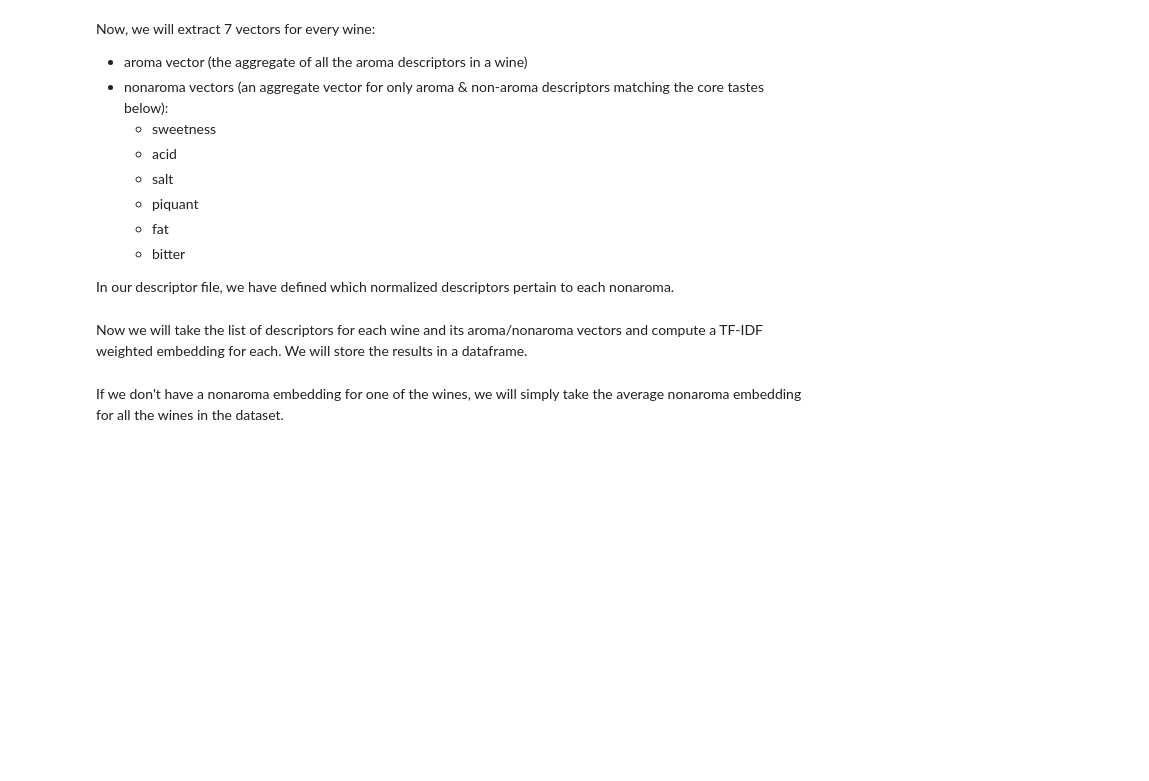
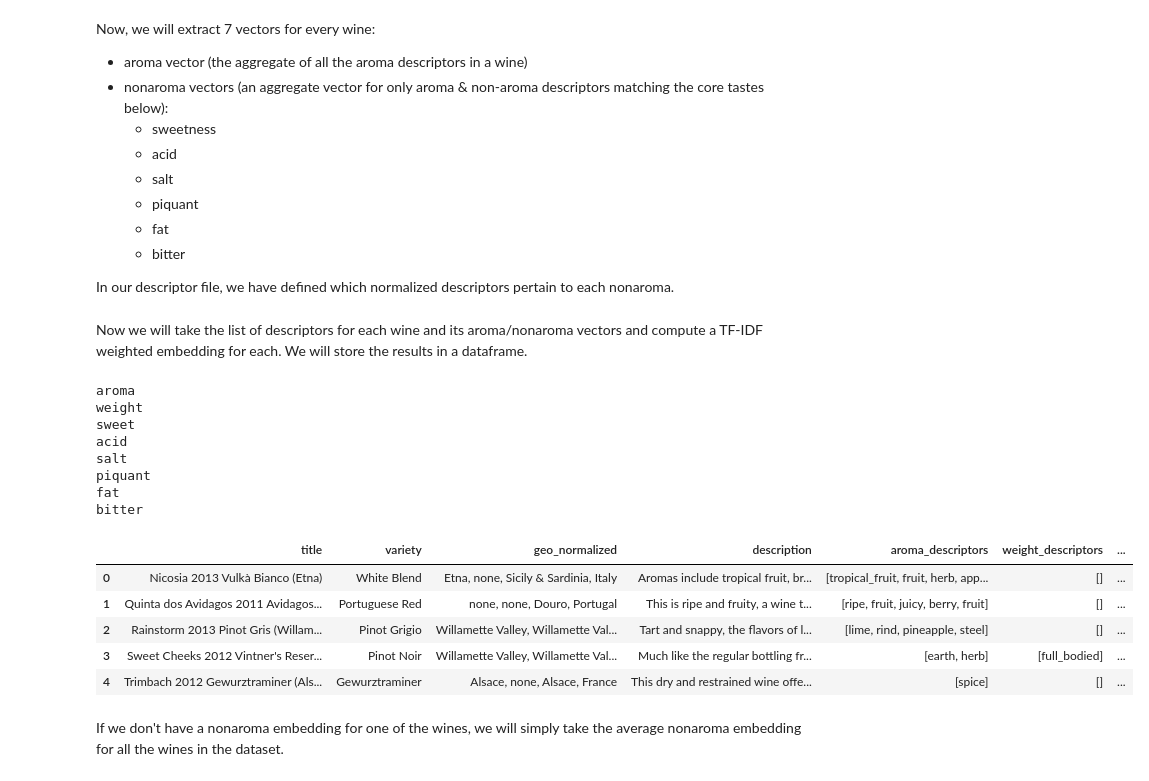
Before and after one commit to Mcjack1999/wine_food_pairing, a Jupyter notebook: Wine Food Pairing Data Prep.ipynb, the cells around one changed output. Cells and saved outputs as stored; diff of their text form; code cells hidden in the pictures; blank space fills up the shorter version.

```diff
--- a/Wine Food Pairing Data Prep.ipynb
+++ b/Wine Food Pairing Data Prep.ipynb
@@ -200,11 +200,11 @@ Not all of the terms we are interested in are single words. Some of the terms ar
 We will train a separate trigram model for wine and for food.
 # %%
 # first, take care of the wine trigrams
-# wine_bigram_model = Phrases(normalized_wine_sentences, min_count=100)
-# wine_bigrams = [wine_bigram_model[line] for line in normalized_wine_sentences]
-# wine_trigram_model = Phrases(wine_bigrams, min_count=50)
-# phrased_wine_sentences = [wine_trigram_model[line] for line in wine_bigrams]
-# wine_trigram_model.save('wine_trigrams.pkl')
+ wine_bigram_model = Phrases(normalized_wine_sentences, min_count=100)
+wine_bigrams = [wine_bigram_model[line] for line in normalized_wine_sentences]
+wine_trigram_model = Phrases(wine_bigrams, min_count=50)
+phrased_wine_sentences = [wine_trigram_model[line] for line in wine_bigrams]
+ wine_trigram_model.save('wine_trigrams.pkl')
 
 ### now, do the same for food
 food_bigram_model = Phrases(normalized_food_sentences, min_count=100)
@@ -551,10 +551,12 @@ Now, we will extract 7 vectors for every wine:
     - bitter
 
  In our descriptor file, we have defined which normalized descriptors pertain to each nonaroma.
+# %%
+file_path2 = '/content/drive/My Drive/Final Project/wine_food_pairing/descriptor_mapping_tastes.csv'
 # %%
-wine_reviews = list(wine_df_merged_filtered['Description'])
+wine_reviews = list(df_wine_merged_filtered['description'])
 
-descriptor_mapping = pd.read_csv('descriptor_mapping_tastes.csv', encoding='latin1').set_index('raw descriptor')
+descriptor_mapping = pd.read_csv(file_path2, encoding='latin1').set_index('raw descriptor')
 
 core_tastes = ['aroma', 'weight', 'sweet', 'acid', 'salt', 'piquant', 'fat', 'bitter']
 descriptor_mappings = dict()
@@ -598,7 +600,7 @@ for n, taste in enumerate(core_tastes):
 
     vectorizer = TfidfVectorizer()
     X = vectorizer.fit(taste_words)
-    dict_of_tfidf_weightings = dict(zip(X.get_feature_names(), X.idf_))
+    dict_of_tfidf_weightings = dict(zip(X.get_feature_names_out(), X.idf_))
 
     wine_review_descriptors = []
     wine_review_vectors = []
@@ -611,37 +613,52 @@ for n, taste in enumerate(core_tastes):
             if term in dict_of_tfidf_weightings.keys():
                 tfidf_weighting = dict_of_tfidf_weightings[term]
                 try:
                     word_vector = wine_word2vec_model.wv.get_vector(term).reshape(1, 300)
                     weighted_word_vector = tfidf_weighting * word_vector
                     weighted_review_terms.append(weighted_word_vector)
                     descriptor_count += 1
                 except:
                     continue
             else:
                 continue
         try:
             review_vector = sum(weighted_review_terms)/len(weighted_review_terms)
             review_vector = review_vector[0]
         except:
             review_vector = np.nan
 #         terms_and_vec = [terms, review_vector]
         wine_review_vectors.append(review_vector)
         wine_review_descriptors.append(terms)
 
     taste_vectors.append(wine_review_vectors)
     taste_descriptors.append(wine_review_descriptors)
 
 
 taste_vectors_t = list(map(list, zip(*taste_vectors)))
 taste_descriptors_t = list(map(list, zip(*taste_descriptors)))
 
-review_vecs_df = pd.DataFrame(taste_vectors_t, columns=core_tastes)
+df_review_vecs = pd.DataFrame(taste_vectors_t, columns=core_tastes)
 
 columns_taste_descriptors = [a + '_descriptors' for a in core_tastes]
-review_descriptors_df = pd.DataFrame(taste_descriptors_t, columns=columns_taste_descriptors)
+df_review_descriptors = pd.DataFrame(taste_descriptors_t, columns=columns_taste_descriptors)
 
-wine_df_vecs = pd.concat([wine_df_merged_filtered, review_descriptors_df, review_vecs_df], axis=1)
-wine_df_vecs.head(5)
+df_wine_vecs = pd.concat([df_wine_merged_filtered, df_review_descriptors, df_review_vecs], axis=1)
+df_wine_vecs.head(5)
+# %% [output]
+aroma
+weight
+sweet
+acid
+salt
+piquant
+fat
+bitter
+|  | title | variety | geo_normalized | description | aroma_descriptors | weight_descriptors | ... |
+| 0 | Nicosia 2013 Vulkà Bianco (Etna) | White Blend | Etna, none, Sicily & Sardinia, Italy | Aromas include tropical fruit, br... | [tropical_fruit, fruit, herb, app... | [] | ... |
+| 1 | Quinta dos Avidagos 2011 Avidagos... | Portuguese Red | none, none, Douro, Portugal | This is ripe and fruity, a wine t... | [ripe, fruit, juicy, berry, fruit] | [] | ... |
+| 2 | Rainstorm 2013 Pinot Gris (Willam... | Pinot Grigio | Willamette Valley, Willamette Val... | Tart and snappy, the flavors of l... | [lime, rind, pineapple, steel] | [] | ... |
+| 3 | Sweet Cheeks 2012 Vintner's Reser... | Pinot Noir | Willamette Valley, Willamette Val... | Much like the regular bottling fr... | [earth, herb] | [full_bodied] | ... |
+| 4 | Trimbach 2012 Gewurztraminer (Als... | Gewurztraminer | Alsace, none, Alsace, France | This dry and restrained wine offe... | [spice] | [] | ... |
 # %% [markdown]
 If we don't have a nonaroma embedding for one of the wines, we will simply take the average nonaroma embedding for all the wines in the dataset.
 # %%
```
Also changed, not shown: parts of 2 cells of this notebook.
